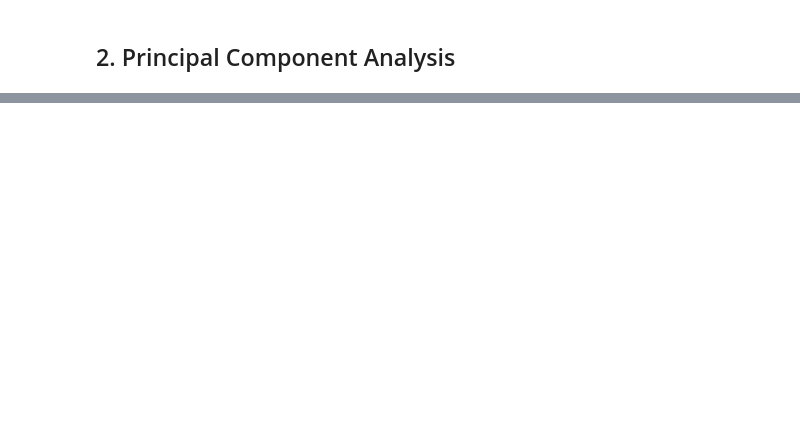
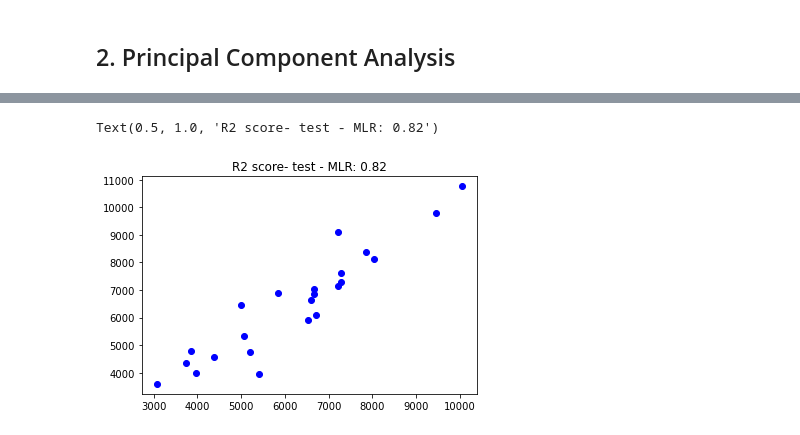
Before and after one commit to YvesMatanga/freemium_datascience, a Jupyter notebook: machine-learning-tutorials/Unsupervised Learning/2-Dimensionality Reduction.ipynb, the cells around one changed output, grey strips where cells are left out. Drawn from its saved outputs; the diff is of its cells as text; code cells hidden in the pictures; blank space fills up the shorter version.

```diff
--- a/machine-learning-tutorials/Unsupervised Learning/2-Dimensionality Reduction.ipynb
+++ b/machine-learning-tutorials/Unsupervised Learning/2-Dimensionality Reduction.ipynb
@@ -25,0 +205,7 @@ df.head()
+# %%
+pca = PCA(n_components = 30)
+#pca = PCA(0.95)
+pca.fit(X_sc)
+X_transformed = pca.transform(X)
+X_transformed_df = pd.DataFrame(X_transformed)
+X_transformed_df.head()
@@ -25,0 +224,4 @@ df.head()
+# %%
+X_sc = Sc.fit_transform(X_transformed_df)#features are normalised
+X_sc_transformed_df= pd.DataFrame(X_sc, columns = X_transformed_df.columns)
+X_sc_transformed_df.head()
@@ -25,0 +236,14 @@ df.head()
+# %%
+X_train_tr, X_test_tr, y_train_tr, y_test_tr  = train_test_split(X_sc_transformed_df,y, test_size=0.2, random_state=1234)
+mlr_transformed = LinearRegression()
+mlr.fit(X_train_tr,y_train_tr)
+
+y_pred_test_tr = mlr.predict(X_test_tr)
+r2_score_test_mlr_tr = metrics.r2_score(y_test_tr,y_pred_test_tr)
+
+plt.figure()
+plt.scatter(y_test_tr,y_pred_test_tr,color="blue")
+plt.title('R2 score- test - MLR: %.2f'%(r2_score_test_mlr_tr))
+# %% [output]
+Text(0.5, 1.0, 'R2 score- test - MLR: 0.82')
+[figure, added]
```
Also changed, not shown: parts of 30 cells of this notebook, 1 other file.
